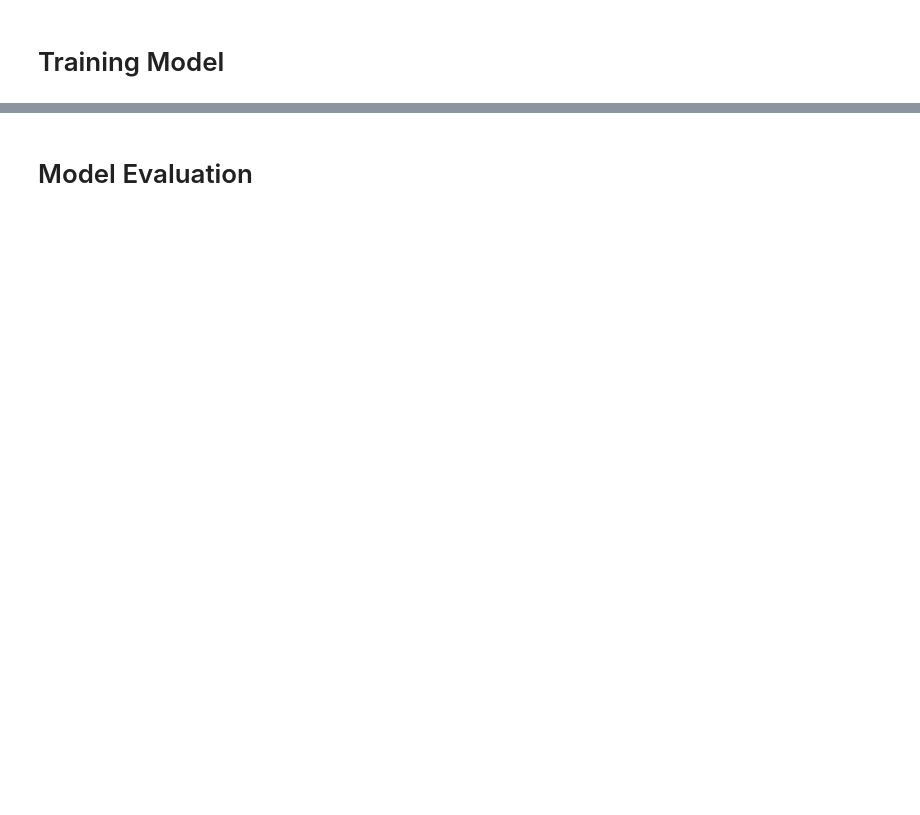
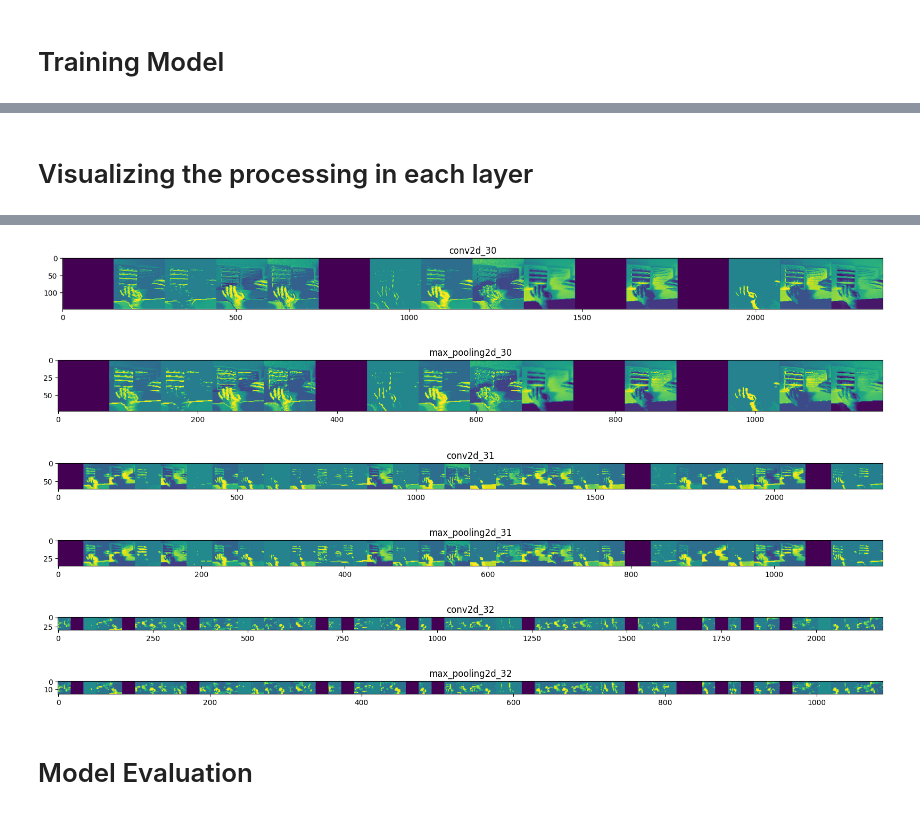
Before and after one commit to kuzhuppillil/BXWMK3pOOsEllEYR, a Jupyter notebook: MonReader.ipynb, the cells around one changed output, grey strips where cells are left out. Saved outputs shown, nothing was run; the diff lists cells and outputs as text; code cells hidden in the pictures; blank space fills up the shorter version.

```diff
--- a/MonReader.ipynb
+++ b/MonReader.ipynb
@@ -206,0 +310,12 @@ Epoch 30/30
+# %%
+#model retraining after adding data augmentation, dropout and reducing the hidden units
+
+trained_data = model.fit(
+    train_generator,
+    steps_per_epoch = len(train_generator),
+    epochs = 20,
+    validation_data = validation_generator,
+    validation_steps = len(validation_generator),
+    callbacks=[early_stopping, checkpoint],
+    verbose=2
+)
@@ -206,0 +344,49 @@ Epoch 30/30
+# %% [markdown]
+# Visualizing the processing in each layer
+# %%
+successive_outputs = [layer.output for layer in model.layers[1:]]
+visualization_model = Model(img_input, successive_outputs)
+
+#random input image
+flip_img_files = [os.path.join(train_flip_dir, fname) for fname in train_flip_fname]
+notflip_img_files = [os.path.join(train_notflip_dir, fname) for fname in train_notflip_fname]
+img_path = random.choice(flip_img_files + notflip_img_files)
+
+img = load_img(img_path, target_size=(150, 150))
+x = img_to_array(img)  # Numpy array with shape (150, 150, 3)
+x = x.reshape((1,) + x.shape)  # Numpy array with shape (1, 150, 150, 3)
+
+# Rescale by 1/255
+x /= 255
+
+# Let's run our image through our network, thus obtaining all
+# intermediate representations for this image.
+successive_feature_maps = visualization_model.predict(x)
+
+# These are the names of the layers, so can have them as part of our plot
+layer_names = [layer.name for layer in model.layers[1:]]
+
+for layer_name, feature_map in zip(layer_names, successive_feature_maps):
+  if len(feature_map.shape) == 4:
+    n_features = feature_map.shape[-1]  # number of features in feature map
+    # The feature map has shape (1, size, size, n_features)
+    size = feature_map.shape[1]
+    # We will tile our images in this matrix
+    display_grid = np.zeros((size, size * n_features))
+    for i in range(n_features):
+      # Postprocess the feature to make it visually palatable
+      x = feature_map[0, :, :, i]
+      x -= x.mean()
+      x /= x.std()
+      x *= 64
+      x += 128
+      x = np.clip(x, 0, 255).astype('uint8')
+      # We'll tile each filter into this big horizontal grid
+      display_grid[:, i * size : (i + 1) * size] = x
+    # Display the grid
+    scale = 20. / n_features
+    plt.figure(figsize=(scale * n_features, scale))
+    plt.title(layer_name)
+    plt.grid(False)
+    plt.imshow(display_grid, aspect='auto', cmap='viridis')
+# %% [output]
@@ -207,3 +394,9 @@ Epoch 30/30
+[figure, added]
+[figure, added]
+[figure, added]
+[figure, added]
+[figure, added]
+[figure, added]
 # %% [markdown]
 # Model Evaluation
 # %%
```
Also changed, not shown: parts of 31 cells of this notebook.
